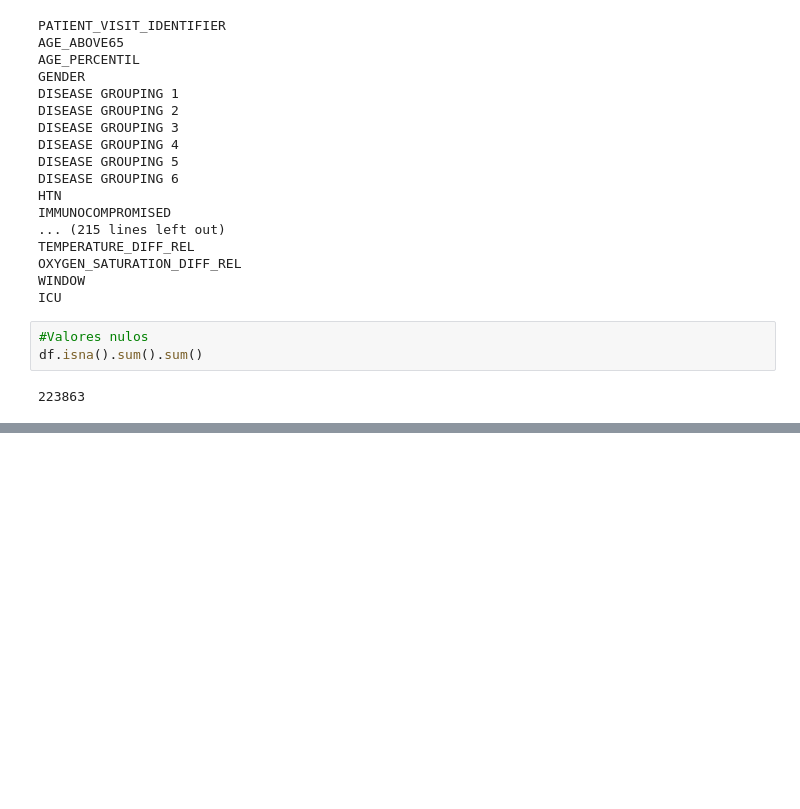
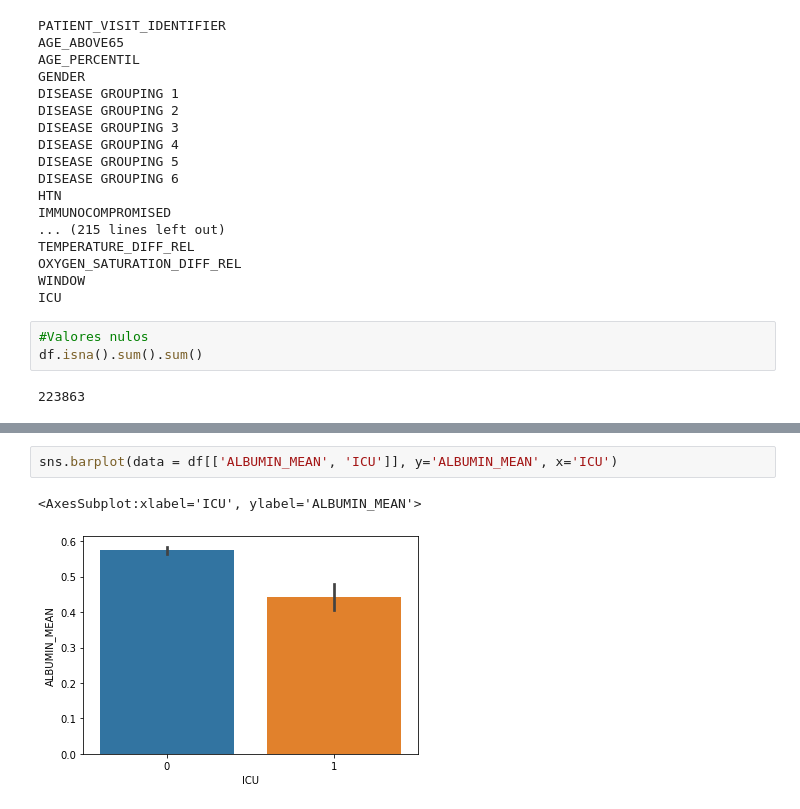
Before and after one commit to daianeklein/bootcamp-Alura, a Jupyter notebook: Projeto-Final/COVID-19_CLINICAL_DATA_SIRIO_LIBANES.ipynb, the cells around one changed output, grey strips where cells are left out. Saved outputs shown, nothing was run; the diff lists cells and outputs as text; blank space fills up the shorter version.

```diff
--- a/Projeto-Final/COVID-19_CLINICAL_DATA_SIRIO_LIBANES.ipynb
+++ b/Projeto-Final/COVID-19_CLINICAL_DATA_SIRIO_LIBANES.ipynb
@@ -96,0 +110,5 @@ Name: PATIENT_VISIT_IDENTIFIER, Length: 1925, dtype: int64>
+# %%
+sns.barplot(data = df[['ALBUMIN_MEAN', 'ICU']], y='ALBUMIN_MEAN', x='ICU')
+# %% [output]
+<AxesSubplot:xlabel='ICU', ylabel='ALBUMIN_MEAN'>
+[figure, added]
```
Also changed, not shown: parts of 9 cells of this notebook.
